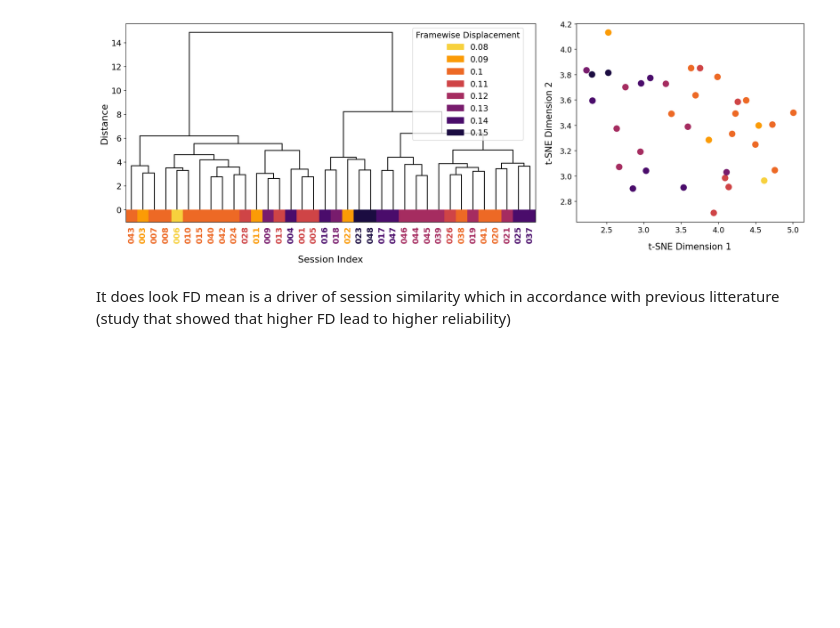
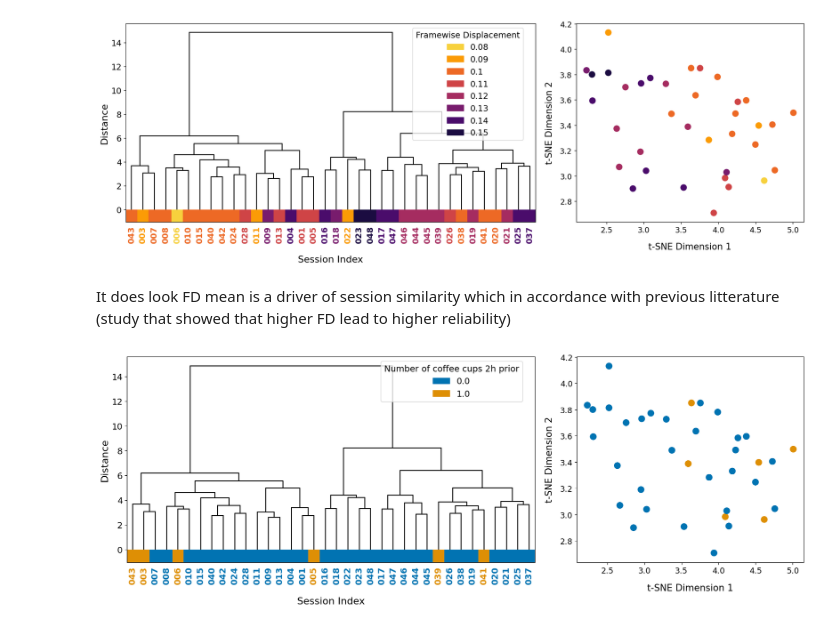
Before and after one commit to celprov/hcph-sops, a Jupyter notebook: docs/analysis/hierarchical_clustering_sc.ipynb, the cells around one changed output. Saved outputs shown, nothing was run; the diff lists cells and outputs as text; code cells hidden in the pictures; blank space fills up the shorter version.

Commit message:
enh: investigate influence of coffee consumption on sessions similarity

```diff
--- a/docs/analysis/hierarchical_clustering_sc.ipynb
+++ b/docs/analysis/hierarchical_clustering_sc.ipynb
@@ -153,7 +151,7 @@ tsne_embedding = tsne.fit_transform(SC_matrices_tril)
 # %% [markdown]
 We will retrieve a serie of confound factors for each session to investigate whether they influenced how similar sessions are; in other words whether they can explain a higher or lower variability across session. Specifically, we are interested in the time of day, the average head-motion summarized by framewise displacement (FD), room temperature at start and PE direction.
 # %%
-confounds_of_interest = ['mr_room_temperature']
+confounds_of_interest = ['mr_room_temperature', 'caffeine_2h', 'caffeine_24h']
 iqms_of_interest = ['fd_mean']
 scans_df = get_confounds(dataset_path, confound_path, confounds_of_interest, iqms_path=iqms_path, iqms_of_interest=iqms_of_interest)
 
@@ -471,3 +468,16 @@ plot_dendrogram_and_tsne_colored_with_factor(
 [figure]
 # %% [markdown]
 It does look FD mean is a driver of session similarity which in accordance with previous litterature (study that showed that higher FD lead to higher reliability)
+# %%
+plot_dendrogram_and_tsne_colored_with_factor(
+    linkage_matrix,
+    ses_index,
+    confounds_df,
+    tsne_embedding,
+    factor_col="caffeine_2h",
+    palette="colorblind",
+    legend_title="Number of coffee cups 2h prior",
+    xlabel="Session Index"
+)
+# %% [output]
+[figure, added]
```
Also changed, not shown: parts of 4 cells of this notebook.
